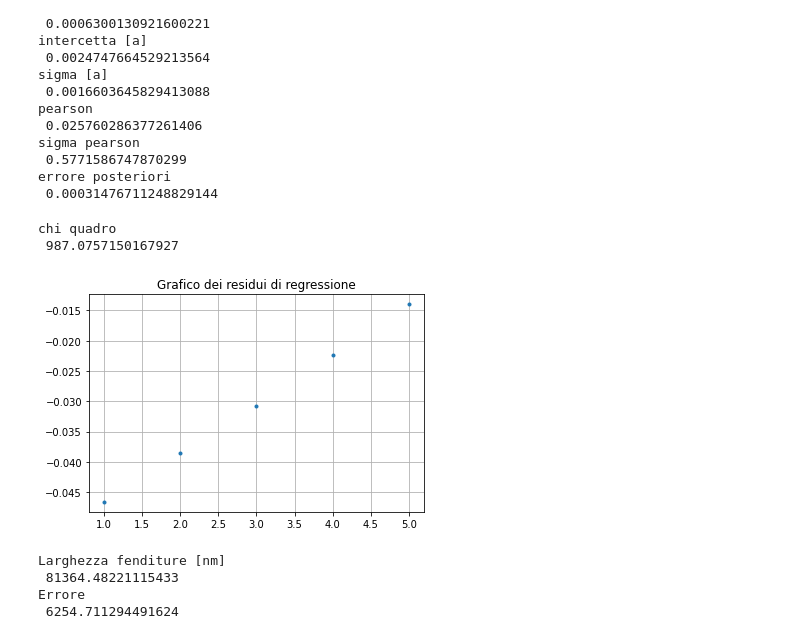
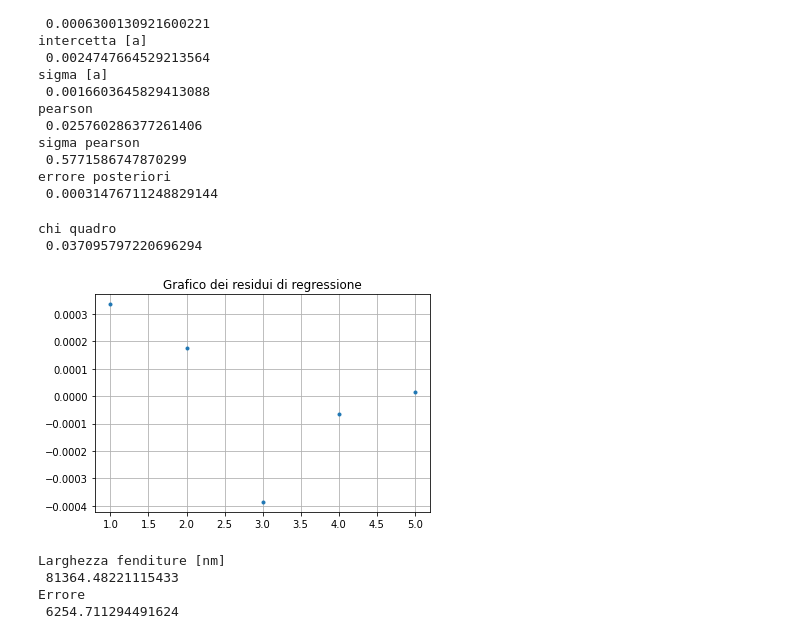
Before and after one commit to albertos-2002/SF2, a Jupyter notebook: ottica_fisica/Ottica_fisica_(interferenza_e_diffrazione).ipynb, the cells around one changed output. Cells and saved outputs as stored; diff of their text form; code cells hidden in the pictures.

```diff
--- a/ottica_fisica/Ottica_fisica_(interferenza_e_diffrazione).ipynb
+++ b/ottica_fisica/Ottica_fisica_(interferenza_e_diffrazione).ipynb
@@ -908,43 +908,43 @@ import matplotlib.pyplot as plt
 x = list(ascissa_1f_neg)
 y = list(vertici_sen_1f_neg)
 sigma = list(sigma_vertici_sen_1f_neg)
-intercetta = 0
-pendenza = 0
+intercetta = 0.0024747664529213564
+pendenza = 0.00823455126600866
 dimensione = len(y)
 
 #calcolo del riferimento
 y_ref = []
 for i in x:
 	dummy_1 = 0
 	dummy_1 = (i*pendenza) + intercetta
 	y_ref.append(dummy_1)
 
 #calcolo del chi quadro
 vettore_scarti_quadratici = []
 vettore_scarti = []
 for i in range(dimensione):
 	dummy_2 = 0
 	dummy_3 = 0
 	dummy_4 = 0
 	dummy_2 = y[i] - y_ref[i]
 	dummy_3 = dummy_2 / sigma[i]
 	dummy_4 = dummy_3**2
 	vettore_scarti_quadratici.append(dummy_4)
 	vettore_scarti.append(dummy_2)
 
 chi_quadro = sum(vettore_scarti_quadratici)
 print("chi quadro \n", chi_quadro)
 
 #print del grafico degli scarti
 ascisse = range(1,dimensione+1,1)
 
 plt.plot(ascisse, vettore_scarti, marker=".", linestyle="none")
 plt.title("Grafico dei residui di regressione")
 plt.grid()
 # %% [output]
 chi quadro
- 987.0757150167927
+ 0.037095797220696294
-[figure, old version]
+[figure, new version]
 # %%
 pendenza = 0.00823455126600866
 sigma_pendenza = 0.0006300130921600221
```
Also changed, not shown: parts of 12 cells of this notebook.
